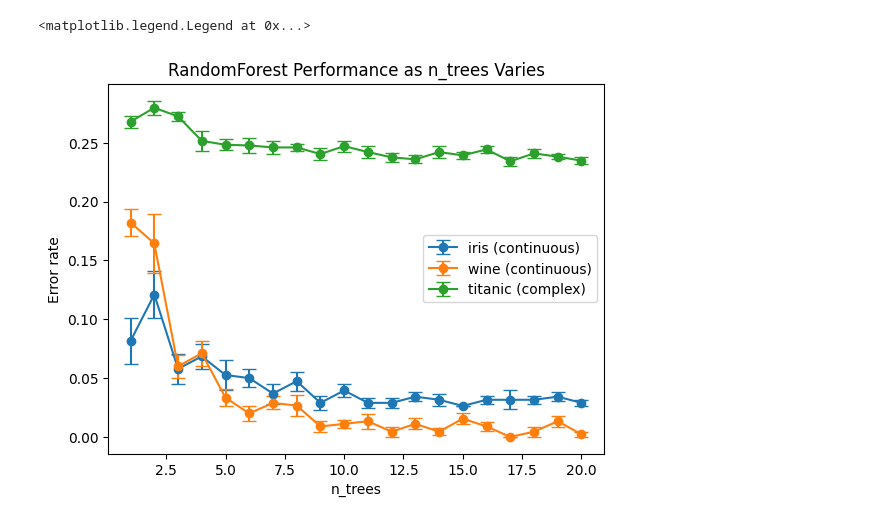
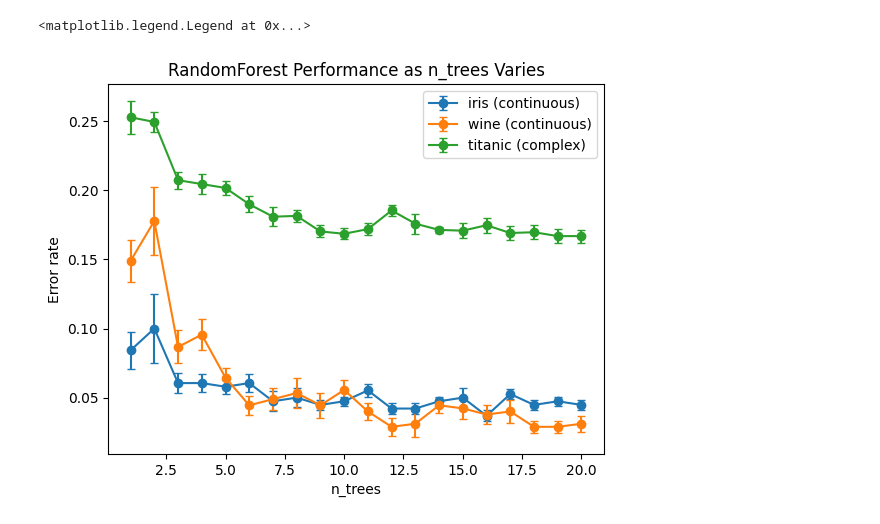
Before and after one commit to liyiyan128/M2R-random-forests, a Jupyter notebook: simulations/simulations.ipynb, the cells around one changed output. Saved outputs shown, nothing was run; the diff lists cells and outputs as text; code cells hidden in the pictures.

Commit message:
Test data

```diff
--- a/simulations/simulations.ipynb
+++ b/simulations/simulations.ipynb
@@ -46,13 +48,17 @@ for dataset_idx, dataset in enumerate(datasets.keys()):
 # %%
+error_rates = np.load("test_n.npz")
+error_rates_mean = error_rates["mean"]
+error_rates_std = error_rates["std"]
+n_exp=10
 for dataset_idx, dataset in enumerate(datasets.keys()):
     plt.errorbar(n_trees, error_rates_mean[dataset_idx, :],
-                 yerr=error_rates_std[dataset_idx, :] / np.sqrt(n_exp),
-                 label=dataset, capsize=5, fmt="o-"
+                 yerr=error_rates_std[dataset_idx, :]/np.sqrt(n_exp),
+                 label=dataset, capsize=3, fmt="o-"
                  )
 plt.xlabel("n_trees")
 plt.ylabel("Error rate")
 plt.title("RandomForest Performance as n_trees Varies")
 plt.legend()
 # %% [output]
 <matplotlib.legend.Legend at 0x...>
-[figure, old version]
+[figure, new version]
```
Also changed, not shown: parts of 8 cells of this notebook, 3 other files.
